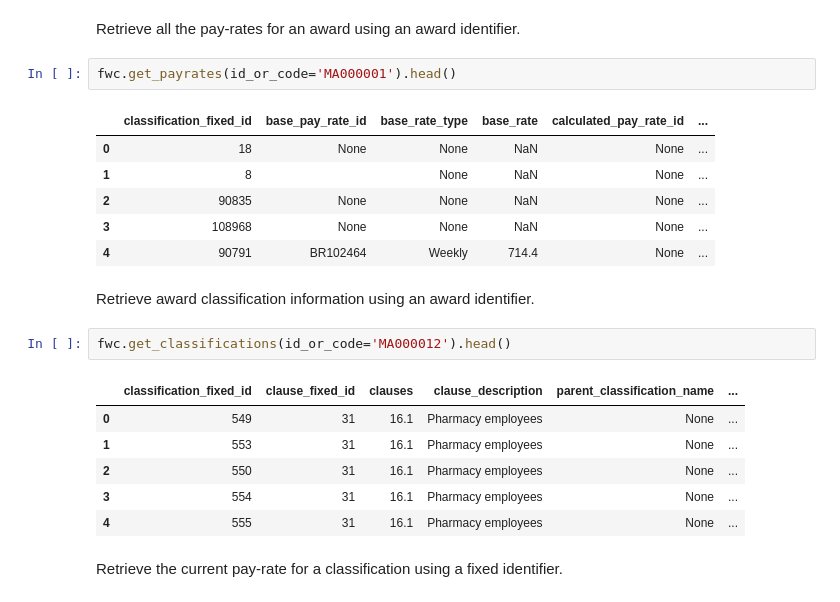
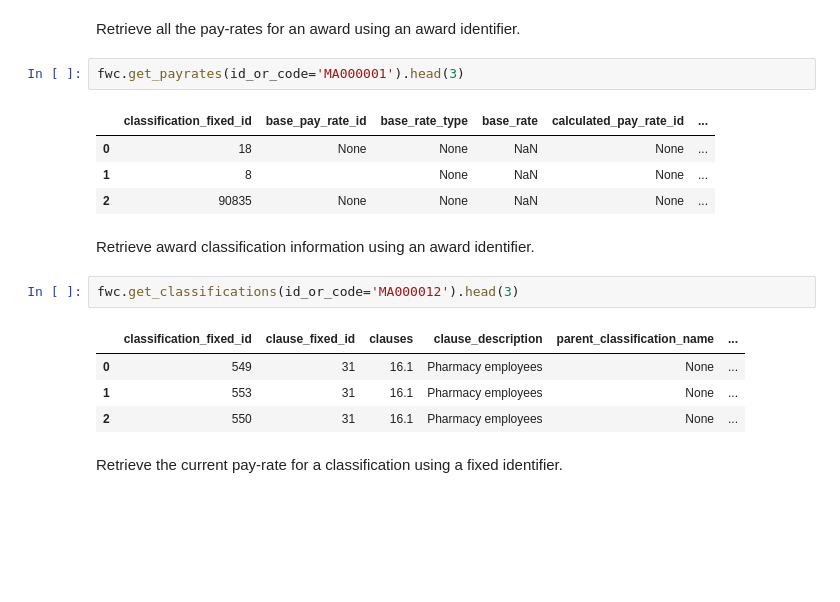
Before and after one commit to frankzhangsyd/pyfwc, a Jupyter notebook: README.ipynb, the cells around one changed output. Drawn from its saved outputs; the diff is of its cells as text; blank space fills up the shorter version.

```diff
--- a/README.ipynb
+++ b/README.ipynb
@@ -55,25 +51,21 @@ fwc.get_classification(id_or_code='MA000002',classification_fixed_id='98')
 # %% [markdown]
 Retrieve all the pay-rates for an award using an award identifier.
 # %%
-fwc.get_payrates(id_or_code='MA000001').head()
+fwc.get_payrates(id_or_code='MA000001').head(3)
 # %% [output]
 |  | classification_fixed_id | base_pay_rate_id | base_rate_type | base_rate | calculated_pay_rate_id | ... |
 | 0 | 18 | None | None | NaN | None | ... |
 | 1 | 8 |  | None | NaN | None | ... |
 | 2 | 90835 | None | None | NaN | None | ... |
-| 3 | 108968 | None | None | NaN | None | ... |
-| 4 | 90791 | BR102464 | Weekly | 714.4 | None | ... |
 # %% [markdown]
 Retrieve award classification information using an award identifier.
 # %%
-fwc.get_classifications(id_or_code='MA000012').head()
+fwc.get_classifications(id_or_code='MA000012').head(3)
 # %% [output]
 |  | classification_fixed_id | clause_fixed_id | clauses | clause_description | parent_classification_name | ... |
 | 0 | 549 | 31 | 16.1 | Pharmacy employees | None | ... |
 | 1 | 553 | 31 | 16.1 | Pharmacy employees | None | ... |
 | 2 | 550 | 31 | 16.1 | Pharmacy employees | None | ... |
-| 3 | 554 | 31 | 16.1 | Pharmacy employees | None | ... |
-| 4 | 555 | 31 | 16.1 | Pharmacy employees | None | ... |
 # %% [markdown]
 Retrieve the current pay-rate for a classification using a fixed identifier.
 # %%
```
Also changed, not shown: parts of 5 cells of this notebook, 1 other file.
